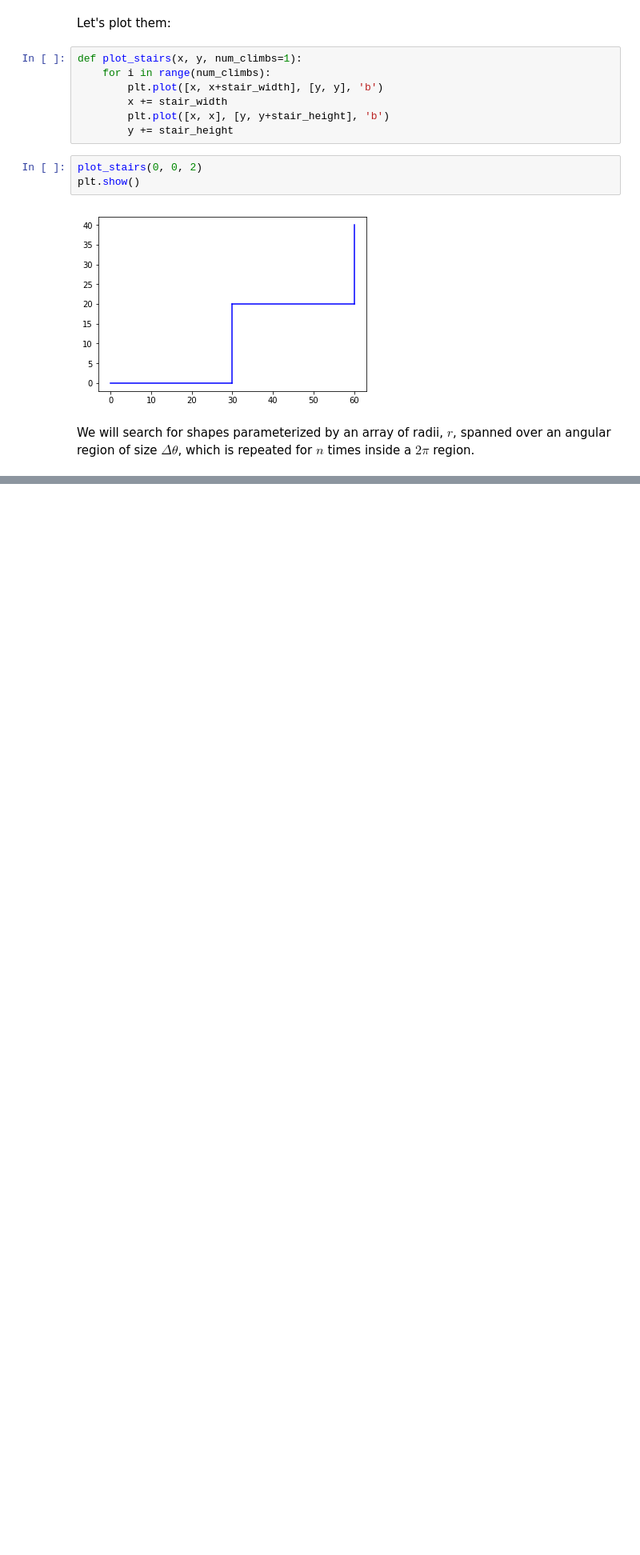
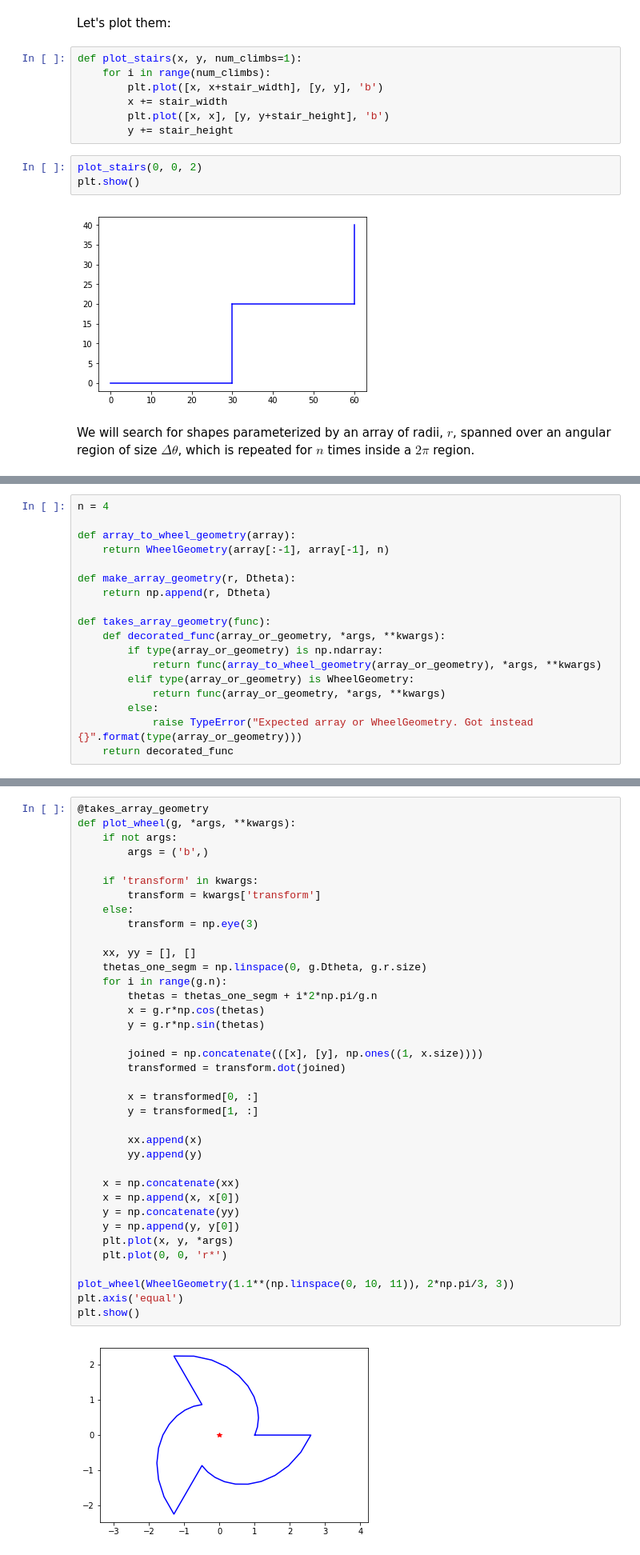
Before and after one commit to ianosd/stair_wheel, a Jupyter notebook: Stair climbing shape computation.ipynb, the cells around one changed output, grey strips where cells are left out. Shown: that part at 80% size. Drawn from its saved outputs; the diff is of its cells as text; blank space fills up the shorter version.

```diff
--- a/Stair climbing shape computation.ipynb
+++ b/Stair climbing shape computation.ipynb
@@ -290,0 +79,18 @@ Angle0 -1.039035228250522
+# %%
+n = 4
+
+def array_to_wheel_geometry(array):
+    return WheelGeometry(array[:-1], array[-1], n)
+
+def make_array_geometry(r, Dtheta):
+    return np.append(r, Dtheta)
+
+def takes_array_geometry(func):
+    def decorated_func(array_or_geometry, *args, **kwargs):
+        if type(array_or_geometry) is np.ndarray:
+            return func(array_to_wheel_geometry(array_or_geometry), *args, **kwargs)
+        elif type(array_or_geometry) is WheelGeometry:
+            return func(array_or_geometry, *args, **kwargs)
+        else:
+            raise TypeError("Expected array or WheelGeometry. Got instead {}".format(type(array_or_geometry)))
+    return decorated_func
@@ -290,0 +99,39 @@ Angle0 -1.039035228250522
+# %%
+@takes_array_geometry
+def plot_wheel(g, *args, **kwargs):
+    if not args:
+        args = ('b',)
+
+    if 'transform' in kwargs:
+        transform = kwargs['transform']
+    else:
+        transform = np.eye(3)
+
+    xx, yy = [], []
+    thetas_one_segm = np.linspace(0, g.Dtheta, g.r.size)
+    for i in range(g.n):
+        thetas = thetas_one_segm + i*2*np.pi/g.n
+        x = g.r*np.cos(thetas)
+        y = g.r*np.sin(thetas)
+
+        joined = np.concatenate(([x], [y], np.ones((1, x.size))))
+        transformed = transform.dot(joined)
+
+        x = transformed[0, :]
+        y = transformed[1, :]
+
+        xx.append(x)
+        yy.append(y)
+
+    x = np.concatenate(xx)
+    x = np.append(x, x[0])
+    y = np.concatenate(yy)
+    y = np.append(y, y[0])
+    plt.plot(x, y, *args)
+    plt.plot(0, 0, 'r*')
+
+plot_wheel(WheelGeometry(1.1**(np.linspace(0, 10, 11)), 2*np.pi/3, 3))
+plt.axis('equal')
+plt.show()
+# %% [output]
+[figure, added]
```
Also changed, not shown: parts of 13 cells of this notebook, 1 other file.
